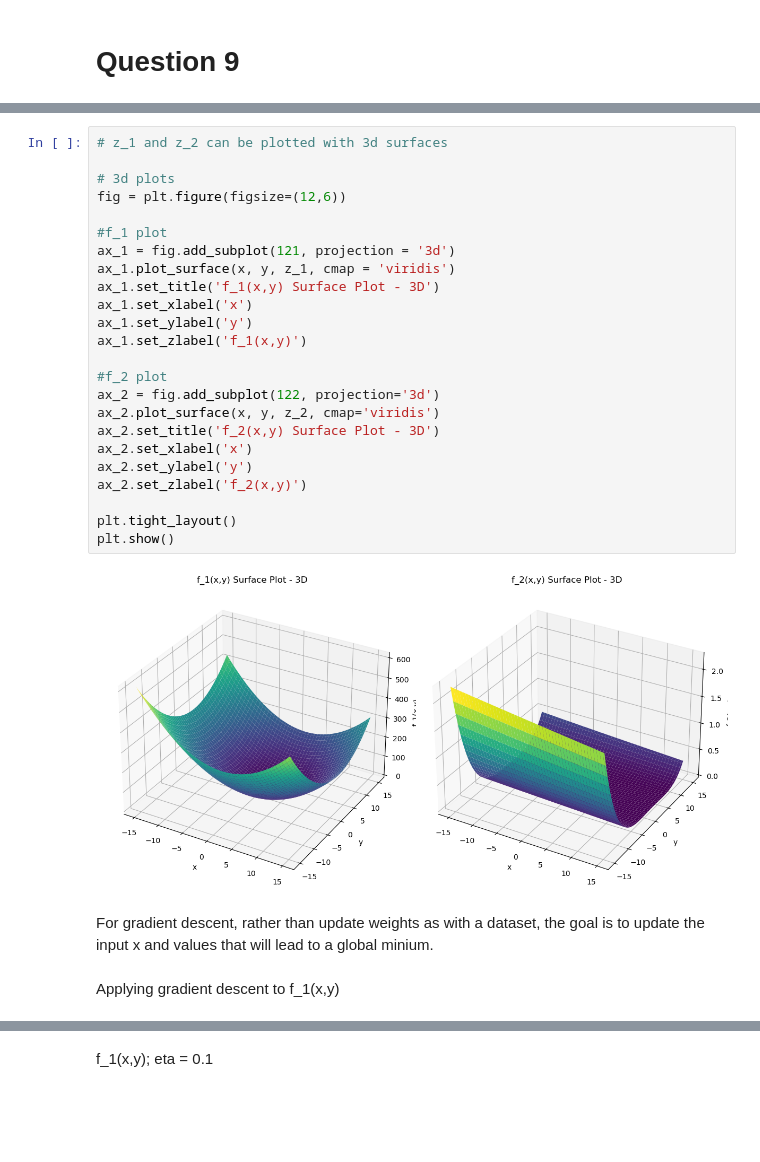
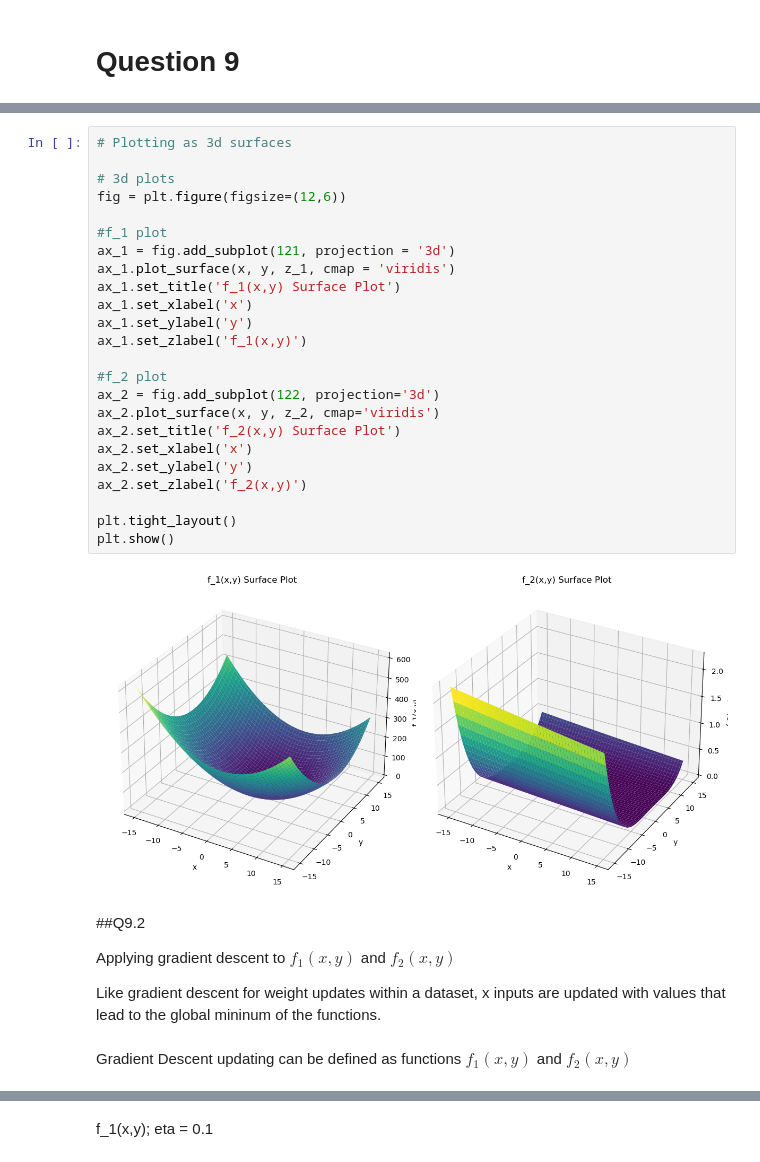
Before and after one commit to BranfordS813/CAP_6619_Coding_Tasks, a Jupyter notebook: Homework/Homework_1/Coding_Questions/Sanford_HW_1_Q9.ipynb, the cells around one changed output, grey strips where cells are left out. Saved outputs shown, nothing was run; the diff lists cells and outputs as text; blank space fills up the shorter version.

```diff
--- a/Homework/Homework_1/Coding_Questions/Sanford_HW_1_Q9.ipynb
+++ b/Homework/Homework_1/Coding_Questions/Sanford_HW_1_Q9.ipynb
@@ -51,31 +129,35 @@ z_2 = (1-(y-3))**2 + 20*((x+3)-(y-3)**2)**2
 # %%
-# z_1 and z_2 can be plotted with 3d surfaces
+# Plotting as 3d surfaces
 
 # 3d plots
 fig = plt.figure(figsize=(12,6))
 
 #f_1 plot
 ax_1 = fig.add_subplot(121, projection = '3d')
 ax_1.plot_surface(x, y, z_1, cmap = 'viridis')
-ax_1.set_title('f_1(x,y) Surface Plot - 3D')
+ax_1.set_title('f_1(x,y) Surface Plot')
 ax_1.set_xlabel('x')
 ax_1.set_ylabel('y')
 ax_1.set_zlabel('f_1(x,y)')
 
 #f_2 plot
 ax_2 = fig.add_subplot(122, projection='3d')
 ax_2.plot_surface(x, y, z_2, cmap='viridis')
-ax_2.set_title('f_2(x,y) Surface Plot - 3D')
+ax_2.set_title('f_2(x,y) Surface Plot')
 ax_2.set_xlabel('x')
 ax_2.set_ylabel('y')
 ax_2.set_zlabel('f_2(x,y)')
 
 plt.tight_layout()
 plt.show()
 # %% [output]
-[figure, old version]
+[figure, new version]
-# %% [markdown]
-For gradient descent, rather than update weights as with a dataset, the goal is to update the input x and values that will lead to a global minium.
 # %% [markdown]
-Applying gradient descent to f_1(x,y)
+##Q9.2
+
+Applying gradient descent to $f_1 (x,y)$ and $f_2 (x,y)$
+
+Like gradient descent for weight updates within a dataset, x inputs are updated with values that lead to the global mininum of the functions.
+# %% [markdown]
+Gradient Descent updating can be defined as functions $f_1 (x,y)$ and $f_2 (x,y)$
 # %%
```
Also changed, not shown: parts of 22 cells of this notebook.
